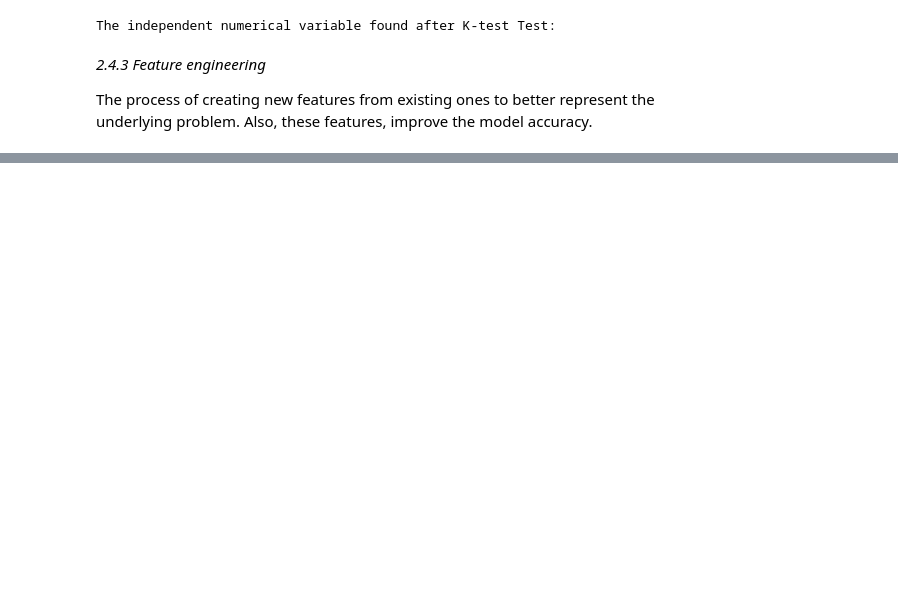
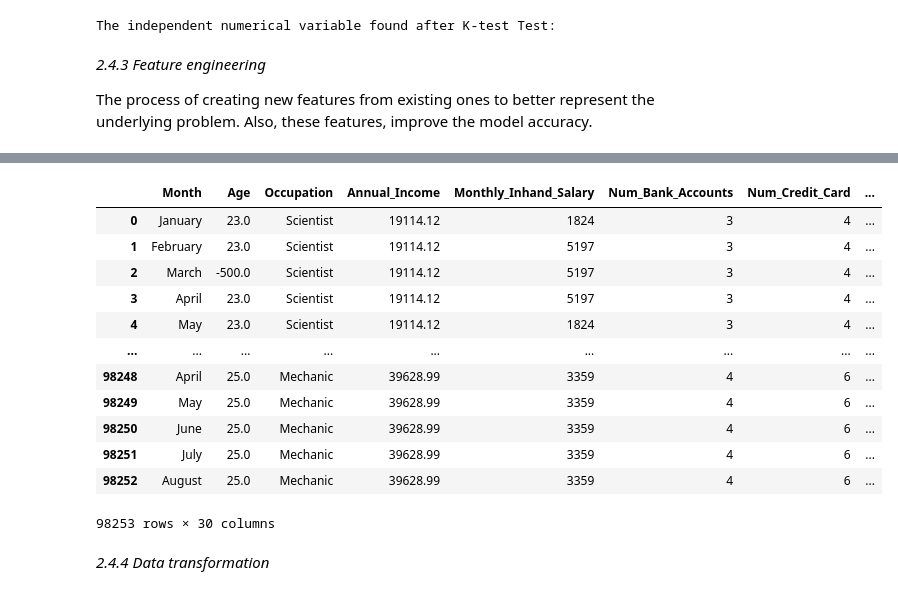
Before and after one commit to AakashRevankar/ML_projects, a Jupyter notebook: 2_Classification.ipynb, the cells around one changed output, grey strips where cells are left out. Drawn from its saved outputs; the diff is of its cells as text; code cells hidden in the pictures; blank space fills up the shorter version.

```diff
--- a/2_Classification.ipynb
+++ b/2_Classification.ipynb
@@ -831,0 +863,10 @@ The process of creating new features from existing ones to better represent the
+# %%
+# List creation
+Auto_loan =               [0] *(len(df))
+Credit_builder_loan =     [0] *(len(df))
+Personal_loan =           [0] *(len(df))
+Home_equity_loan =        [0] *(len(df))
+Mortgage_loan =           [0] *(len(df))
+Student_loan =            [0] *(len(df))
+Debt_consolidation_loan = [0] *(len(df))
+Payday_loan =             [0] *(len(df))
@@ -831,0 +910,33 @@ The process of creating new features from existing ones to better represent the
+# %%
+# Adding the new columns to the dataset
+
+df['Auto_Loan'] = Auto_loan
+df['Credit_Builder_Loan'] = Credit_builder_loan
+df['Personal_Loan'] = Personal_loan
+df['Home_Enquity_Loan'] = Home_equity_loan
+df['Mortgage_Loan'] = Mortgage_loan
+df['Student_Loan'] = Student_loan
+df['Debt_Consolidation_Loan'] = Debt_consolidation_loan
+df['Payday_Loan'] = Payday_loan
+# %%
+### Removing the column - Type_of_loan
+
+df.drop(['Type_of_Loan'], axis = 1, inplace = True)
+# %%
+df
+# %% [output]
+|  | Month | Age | Occupation | Annual_Income | Monthly_Inhand_Salary | Num_Bank_Accounts | Num_Credit_Card | ... |
+| 0 | January | 23.0 | Scientist | 19114.12 | 1824 | 3 | 4 | ... |
+| 1 | February | 23.0 | Scientist | 19114.12 | 5197 | 3 | 4 | ... |
+| 2 | March | -500.0 | Scientist | 19114.12 | 5197 | 3 | 4 | ... |
+| 3 | April | 23.0 | Scientist | 19114.12 | 5197 | 3 | 4 | ... |
+| 4 | May | 23.0 | Scientist | 19114.12 | 1824 | 3 | 4 | ... |
+| ... | ... | ... | ... | ... | ... | ... | ... | ... |
+| 98248 | April | 25.0 | Mechanic | 39628.99 | 3359 | 4 | 6 | ... |
+| 98249 | May | 25.0 | Mechanic | 39628.99 | 3359 | 4 | 6 | ... |
+| 98250 | June | 25.0 | Mechanic | 39628.99 | 3359 | 4 | 6 | ... |
+| 98251 | July | 25.0 | Mechanic | 39628.99 | 3359 | 4 | 6 | ... |
+| 98252 | August | 25.0 | Mechanic | 39628.99 | 3359 | 4 | 6 | ... |
+98253 rows × 30 columns
+# %% [markdown]
+_2.4.4 Data transformation_
```
Also changed, not shown: parts of 13 cells of this notebook.
